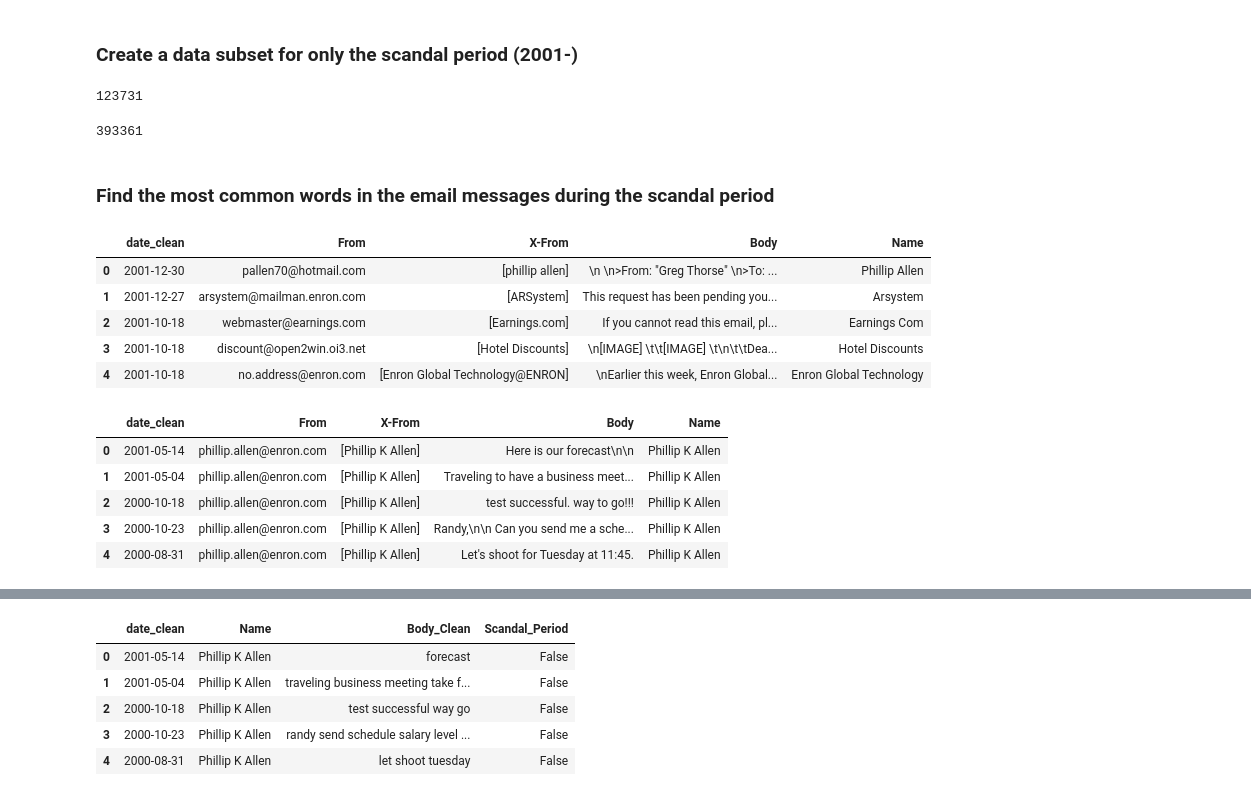
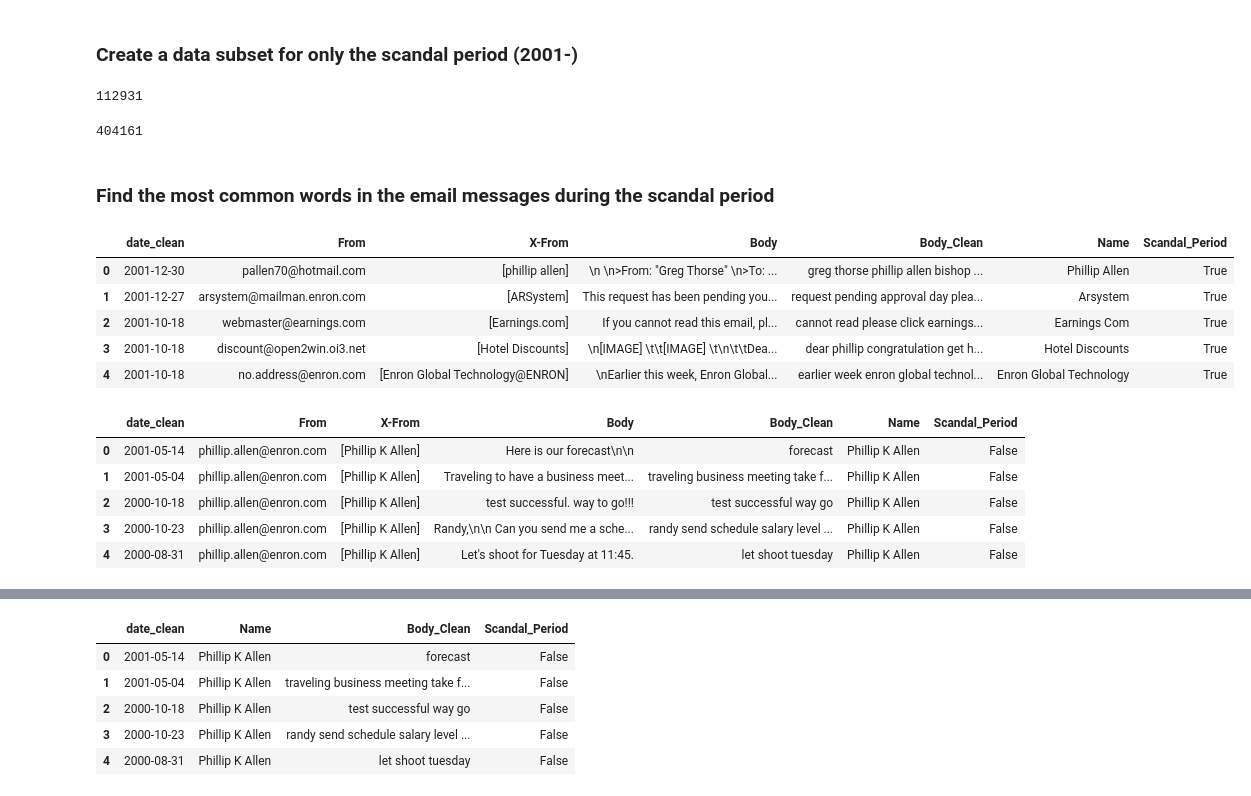
Before and after one commit to akikoiwamizu/enron-vizards, a Jupyter notebook: viz/altair/clouds-akiko.ipynb, the cells around one changed output, grey strips where cells are left out. Cells and saved outputs as stored; diff of their text form; code cells hidden in the pictures.

```diff
--- a/viz/altair/clouds-akiko.ipynb
+++ b/viz/altair/clouds-akiko.ipynb
@@ -71,5 +71,6 @@ print(os.listdir("../../data"))
 # %%
 df = pd.read_csv("../../data/emails_clean.csv",
+                 index_col=False,
                  converters=
                  {
                      "X-From": literal_eval,
@@ -129,8 +129,6 @@ def clean_names(name_list):
     for i, name in enumerate(name_list):
         if name in andrew_fastow:
             name_list[i] = "Andrew Fastow"
-        elif name in arthur_andersen:
-            name_list[i] = "Arthur Andersen"
         elif name in jeff_skilling:
             name_list[i] = "Jeff Skilling"
         elif name in ken_lay:
@@ -153,0 +205,2 @@ df_clean.head()
+# %%
+df_clean["Body_Clean"] = df_clean["Body"].apply(lambda x: clean_string(x, stem='Lem'))
@@ -155,47 +217,51 @@ df_clean.head()
 ### Create a data subset for only the scandal period (2001-)
 # %%
 # Create subsets of the email dataset before and after the scandal period
-after_scandal_period = df_clean[df_clean["date_clean"] >= "2001-09-01"]
-before_scandal_period = df_clean[df_clean["date_clean"] < "2001-09-01"]
+after_scandal_period = df_clean[df_clean["date_clean"] >= "2001-09-30"]
+before_scandal_period = df_clean[df_clean["date_clean"] < "2001-09-30"]
 # %%
 len(after_scandal_period)
 # %% [output]
-123731
+112931
 # %%
 len(before_scandal_period)
 # %% [output]
-393361
+404161
 # %% [markdown]
 ### Find the most common words in the email messages during the scandal period
 # %%
 # Email authors + their messages
-email_messages_after = after_scandal_period[["date_clean", "From", "X-From", "Body"]].reset_index(drop=True)
+email_messages_after = after_scandal_period[["date_clean", "From", "X-From", "Body", "Body_Clean"]].reset_index(drop=True)
 
 # Clean up "From" field
 email_messages_after["Name"] = email_messages_after["X-From"].str[0]
 email_messages_after["Name"] = email_messages_after["Name"].apply(lambda x: x.split("@")[0].replace("\"", "").replace("'", "").replace(".", " ").replace("_", " ").strip().title())
 
+# Add flag to indicate scandal period
+email_messages_after["Scandal_Period"] = True
 email_messages_after.head()
 # %% [output]
-|  | date_clean | From | X-From | Body | Name |
-| 0 | 2001-12-30 | pallen70@hotmail.com | [phillip allen] | \n \n>From: "Greg Thorse" \n>To: ... | Phillip Allen |
-| 1 | 2001-12-27 | arsystem@mailman.enron.com | [ARSystem] | This request has been pending you... | Arsystem |
-| 2 | 2001-10-18 | webmaster@earnings.com | [Earnings.com] | If you cannot read this email, pl... | Earnings Com |
-| 3 | 2001-10-18 | discount@open2win.oi3.net | [Hotel Discounts] | \n[IMAGE] \t\t[IMAGE] \t\n\t\tDea... | Hotel Discounts |
-| 4 | 2001-10-18 | no.address@enron.com | [Enron Global Technology@ENRON] | \nEarlier this week, Enron Global... | Enron Global Technology |
+|  | date_clean | From | X-From | Body | Body_Clean | Name | Scandal_Period |
+| 0 | 2001-12-30 | pallen70@hotmail.com | [phillip allen] | \n \n>From: "Greg Thorse" \n>To: ... | greg thorse phillip allen bishop ... | Phillip Allen | True |
+| 1 | 2001-12-27 | arsystem@mailman.enron.com | [ARSystem] | This request has been pending you... | request pending approval day plea... | Arsystem | True |
+| 2 | 2001-10-18 | webmaster@earnings.com | [Earnings.com] | If you cannot read this email, pl... | cannot read please click earnings... | Earnings Com | True |
+| 3 | 2001-10-18 | discount@open2win.oi3.net | [Hotel Discounts] | \n[IMAGE] \t\t[IMAGE] \t\n\t\tDea... | dear phillip congratulation get h... | Hotel Discounts | True |
+| 4 | 2001-10-18 | no.address@enron.com | [Enron Global Technology@ENRON] | \nEarlier this week, Enron Global... | earlier week enron global technol... | Enron Global Technology | True |
 # %%
 # Email authors + their messages
-email_messages_before = before_scandal_period[["date_clean", "From", "X-From", "Body"]].reset_index(drop=True)
+email_messages_before = before_scandal_period[["date_clean", "From", "X-From", "Body", "Body_Clean"]].reset_index(drop=True)
 
 # Clean up "From" field
 email_messages_before["Name"] = email_messages_before["X-From"].str[0]
 email_messages_before["Name"] = email_messages_before["Name"].apply(lambda x: x.split("@")[0].replace("\"", "").replace("'", "").replace(".", " ").replace("_", " ").strip().title())
 
+# Add flag to indicate scandal period
+email_messages_before["Scandal_Period"] = False
 email_messages_before.head()
 # %% [output]
-|  | date_clean | From | X-From | Body | Name |
-| 0 | 2001-05-14 | phillip.allen@enron.com | [Phillip K Allen] | Here is our forecast\n\n | Phillip K Allen |
-| 1 | 2001-05-04 | phillip.allen@enron.com | [Phillip K Allen] | Traveling to have a business meet... | Phillip K Allen |
-| 2 | 2000-10-18 | phillip.allen@enron.com | [Phillip K Allen] | test successful. way to go!!! | Phillip K Allen |
-| 3 | 2000-10-23 | phillip.allen@enron.com | [Phillip K Allen] | Randy,\n\n Can you send me a sche... | Phillip K Allen |
-| 4 | 2000-08-31 | phillip.allen@enron.com | [Phillip K Allen] | Let's shoot for Tuesday at 11:45. | Phillip K Allen |
+|  | date_clean | From | X-From | Body | Body_Clean | Name | Scandal_Period |
+| 0 | 2001-05-14 | phillip.allen@enron.com | [Phillip K Allen] | Here is our forecast\n\n | forecast | Phillip K Allen | False |
+| 1 | 2001-05-04 | phillip.allen@enron.com | [Phillip K Allen] | Traveling to have a business meet... | traveling business meeting take f... | Phillip K Allen | False |
+| 2 | 2000-10-18 | phillip.allen@enron.com | [Phillip K Allen] | test successful. way to go!!! | test successful way go | Phillip K Allen | False |
+| 3 | 2000-10-23 | phillip.allen@enron.com | [Phillip K Allen] | Randy,\n\n Can you send me a sche... | randy send schedule salary level ... | Phillip K Allen | False |
+| 4 | 2000-08-31 | phillip.allen@enron.com | [Phillip K Allen] | Let's shoot for Tuesday at 11:45. | let shoot tuesday | Phillip K Allen | False |
```
Also changed, not shown: parts of 36 cells of this notebook.
